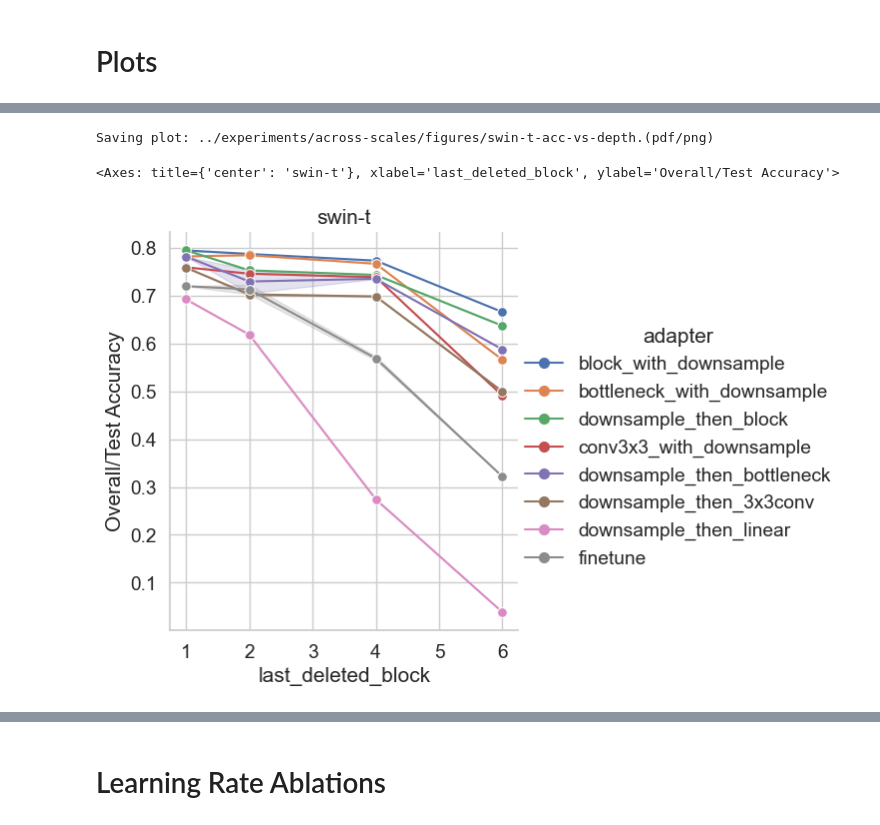
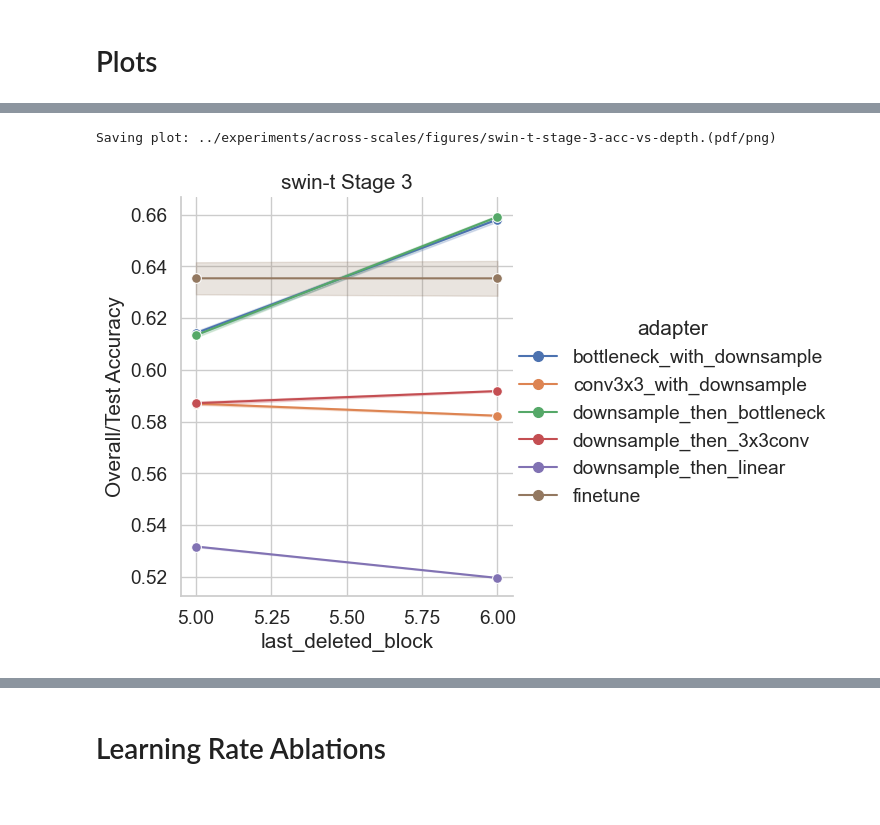
Before and after one commit to uvm-neurobotics-lab/stitching, a Jupyter notebook: src/across-scales.ipynb, the cells around one changed output, grey strips where cells are left out. Drawn from its saved outputs; the diff is of its cells as text; code cells hidden in the pictures.

```diff
--- a/src/across-scales.ipynb
+++ b/src/across-scales.ipynb
@@ -42,7 +45,7 @@ Using 8 cores.
 Find all result files. Combine into a single dataframe.
 # %%
 project_name = "across-scales"
-calc_num_params = True
+calc_num_params = False
 proj_dir = Path("../experiments") / project_name
 seed_pattern = re.compile(r"result-(\d+)\.pkl")
 
@@ -55,6 +58,7 @@ for resfile in tqdm(list(sorted(proj_dir.rglob("result*.pkl")))):
             meta = load_yaml(resfile.parent / "metadata.yml")
             cached_metas[resfile.parent] = meta
             if calc_num_params:
+                # TODO: Write data back out to meta so we don't have to calc again.
                 cfg = load_yaml(resfile.parent / "config.yml")
                 model = Assembly(cfg["assembly"], cfg.get("head"), input_shape=[3, 224, 224])
                 meta["num_params"] = num_params(model)
@@ -108,8 +112,6 @@ full_df
 # NOTE: This only works since all runs were done for the exact same number of epochs.
 #       Otherwise, we'd need to do a groupby and filter each group to its own max epoch.
 final_df = full_df.loc[full_df.index.get_level_values("Epoch") == full_df.index.get_level_values("Epoch").max()]
-# TODO: For now: Just look at Stage 1 --> Others.
-final_df = final_df.loc[final_df.index.get_level_values("first_deleted_block") == 1]
 # %%
 print("Available architectures:")
 for archname in sorted(final_df.index.get_level_values("arch").unique()):
@@ -125,6 +133,18 @@ Available architectures:
 # %% [markdown]
 # Plots
 # %%
+STAGES = {
+    # Stage name to subnet part number.
+    "Stage 1": 1,
+    "Stage 2": 3,
+    "Stage 3": 5,
+}
+STAGE_NAMES = {
+    # Subnet part number to stage name.
+    1: "Stage 1",
+    3: "Stage 2",
+    5: "Stage 3",
+}
 DFLT_ARCHS = [
     "resnet-50",
     "swin-t",
@@ -132,6 +152,16 @@ DFLT_ARCHS = [
     "resnet-50-swin-t",
 ]
 DFLT_ADAPTERS = [
+    #"block_with_downsample",
+    "bottleneck_with_downsample",
+    #"downsample_then_block",
+    "conv3x3_with_downsample",
+    "downsample_then_bottleneck",
+    "downsample_then_3x3conv",
+    "downsample_then_linear",
+    "finetune"
+]
+ALL_ADAPTERS = [
     "block_with_downsample",
     "bottleneck_with_downsample",
     "downsample_then_block",
@@ -151,7 +181,8 @@ def savefig(figname):
     plt.savefig(save_dir / (figname + ".png"))
 
 
-def plot_accuracy(final_acc_df, arch_choice=None, adapter_choice=None, save=True, **kwargs):
+def plot_accuracy(final_acc_df, start_block=1, arch_choice=None, adapter_choice=None, name=None, save=True, **kwargs):
+    final_acc_df = final_acc_df.loc[final_acc_df.index.get_level_values("first_deleted_block") == start_block]
     if not arch_choice:
         arch_choice = DFLT_ARCHS
     elif isinstance(arch_choice, str):
@@ -163,12 +194,15 @@ def plot_accuracy(final_acc_df, arch_choice=None, adapter_choice=None, save=True
 
     # Either filter down to one value, or tell Seaborn to plot them as hue/style.
     title = []
+    if name:
+        title.append(name)
     if len(arch_choice) == 1:
         final_acc_df = final_acc_df.loc[final_acc_df.index.get_level_values("arch") == arch_choice[0]]
         title.append(arch_choice[0])
     elif "arch" in final_acc_df.index.names:
         kwargs.setdefault("style", "arch")
         kwargs.setdefault("style_order", arch_choice)
+    title.append(STAGE_NAMES[start_block])
     if len(adapter_choice) == 1:
         final_acc_df = final_acc_df.loc[final_acc_df.index.get_level_values("adapter") == adapter_choice[0]]
         title.append(adapter_choice[0])
@@ -200,8 +234,8 @@ def plot_accuracy(final_acc_df, arch_choice=None, adapter_choice=None, save=True
     ax = sns.relplot(final_acc_df, y="Overall/Test Accuracy", **kwargs).ax
     ax.set_title(title)
     if save:
-        savefig(f"{title}-acc-vs-{xvar}")
-    return ax
+        savefig(f"{title.replace(' ', '-')}-acc-vs-{xvar}".lower())
+        return ax
 
 
 def plot_accuracy_vs_depth(final_acc_df, **kwargs):
@@ -209,5 +243,9 @@ def plot_accuracy_vs_depth(final_acc_df, **kwargs):
 
 
 def plot_accuracy_vs_size(final_acc_df, **kwargs):
+    if "num_params" not in final_acc_df.index.names:
+        return None
     return plot_accuracy(final_acc_df, x="num_params", **kwargs)
+# %%
+current_src_stage = STAGES["Stage 3"]
 # %%
@@ -224,7 +258,6 @@ Saving plot: ../experiments/across-scales/figures/resnet-50-acc-vs-size.(pdf/png
 # %%
-_ = plot_accuracy_vs_depth(final_df, arch_choice="swin-t")
+_ = plot_accuracy_vs_depth(final_df, start_block=current_src_stage, arch_choice="swin-t")
 # %% [output]
-Saving plot: ../experiments/across-scales/figures/swin-t-acc-vs-depth.(pdf/png)
+Saving plot: ../experiments/across-scales/figures/swin-t-stage-3-acc-vs-depth.(pdf/png)
-<Axes: title={'center': 'swin-t'}, xlabel='last_deleted_block', ylabel='Overall/Test Accuracy'>
-[figure, old version]
+[figure, new version]
 # %%
```
Also changed, not shown: parts of 26 cells of this notebook.
